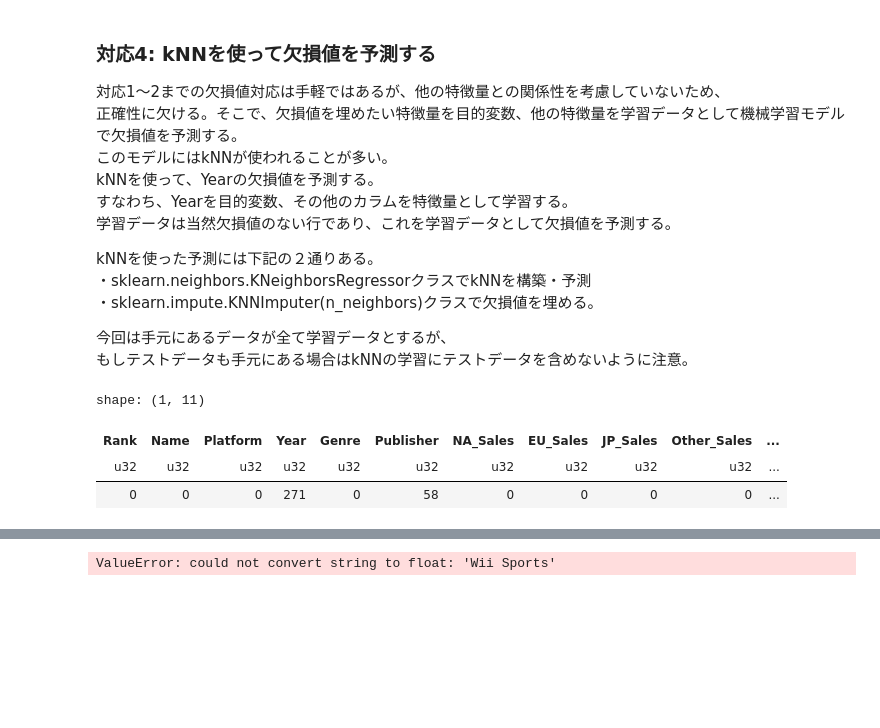
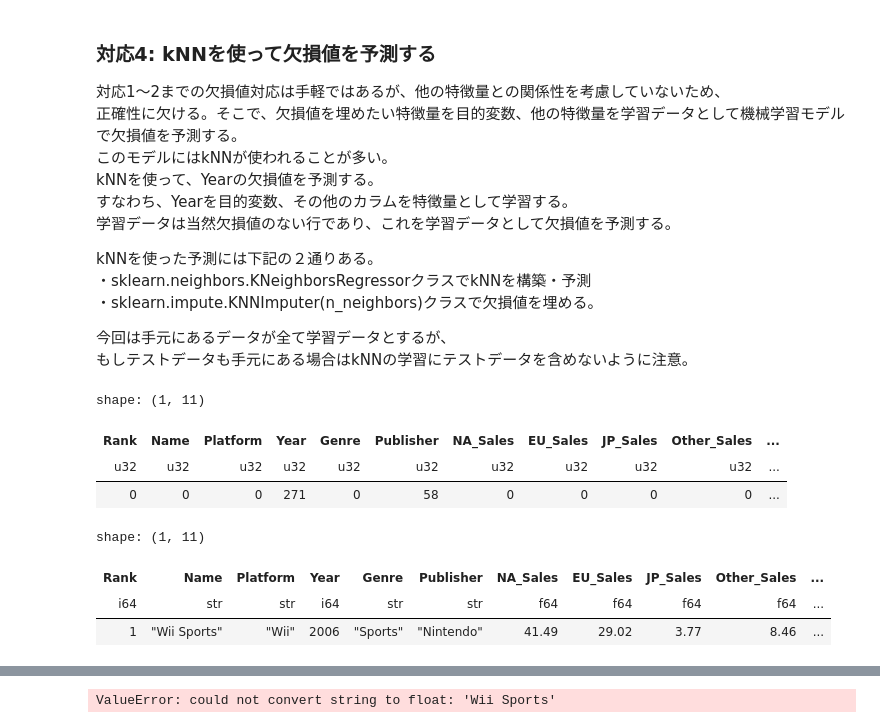
Before and after one commit to Mr-Garlic-Shrimp/TIL, a Jupyter notebook: Machine_Learning/ML_notebook-16(Preprocessing).ipynb, the cells around one changed output, grey strips where cells are left out. Cells and saved outputs as stored; diff of their text form; code cells hidden in the pictures; blank space fills up the shorter version.

```diff
--- a/Machine_Learning/ML_notebook-16(Preprocessing).ipynb
+++ b/Machine_Learning/ML_notebook-16(Preprocessing).ipynb
@@ -358 +363,8 @@ shape: (1, 11)
+# %%
+df.head(1)
+# %% [output]
+shape: (1, 11)
+| Rank | Name | Platform | Year | Genre | Publisher | NA_Sales | EU_Sales | JP_Sales | Other_Sales | ... |
+| i64 | str | str | i64 | str | str | f64 | f64 | f64 | f64 | ... |
+| 1 | "Wii Sports" | "Wii" | 2006 | "Sports" | "Nintendo" | 41.49 | 29.02 | 3.77 | 8.46 | ... |
 # %%
```
Also changed, not shown: parts of 6 cells of this notebook.
